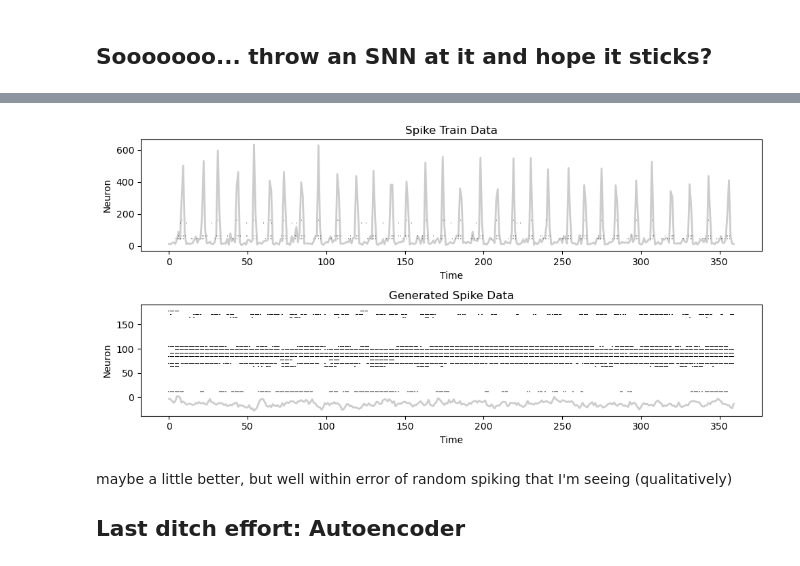
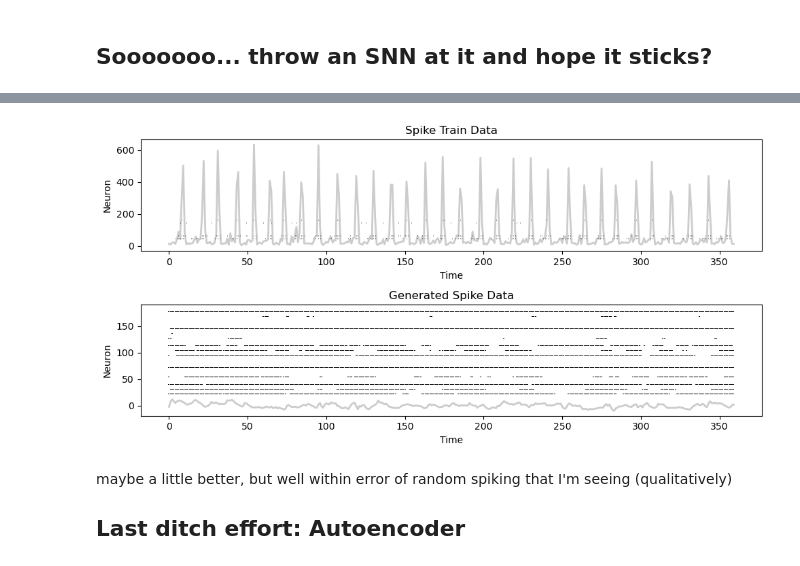
Before and after one commit to nomuwill/graham, a Jupyter notebook: tutorial_notebook.ipynb, the cells around one changed output, grey strips where cells are left out. Saved outputs shown, nothing was run; the diff lists cells and outputs as text; code cells hidden in the pictures.

```diff
--- a/tutorial_notebook.ipynb
+++ b/tutorial_notebook.ipynb
@@ -476,12 +486,12 @@ def train_pattern_generator(model, data_loader, num_epochs, learning_rate=0.001)
     for epoch in range(num_epochs):
         total_loss = 0
         for batch in data_loader:
-            batch = batch.unsqueeze(0)  # Add time dimension
+            batch = batch.unsqueeze(0)
             optimizer.zero_grad()
             output = model(batch)
 
             # MSE Loss between input and output
-            loss = criterion(output, batch)  # Compare with input sequence
+            loss = criterion(output, batch)
 
             target_pop = batch.mean(dim=2)  # Target population rate
             output_pop = output.mean(dim=2)  # Generated population rate
@@ -499,14 +509,15 @@ def train_pattern_generator(model, data_loader, num_epochs, learning_rate=0.001)
             loss.backward()
             optimizer.step()
             total_loss += loss.item()
+
         print(f'Epoch {epoch}, Loss: {total_loss/len(data_loader)}')
 
     return model
 
 # Usage
 model = PatternGenerator(num_input=binned_data.shape[1], num_hidden=256)
-data_loader = prepare_data(binned_data, batch_size=32)
-model = train_pattern_generator(model, data_loader, num_epochs=10)
+data_loader = prepare_data(binned_data, batch_size=3)
+model = train_pattern_generator(model, data_loader, num_epochs=100)
 generated_data = model.generate(num_steps=binned_data.shape[0])
 
 # Remove time dimension
@@ -550,4 +568,4 @@ Epoch 9, Loss: 0.07289823889732361
-[figure, old version]
+[figure, new version]
 # %% [markdown]
 maybe a little better, but well within error of random spiking that I'm seeing (qualitatively)
 
```
Also changed, not shown: parts of 3 cells of this notebook.
